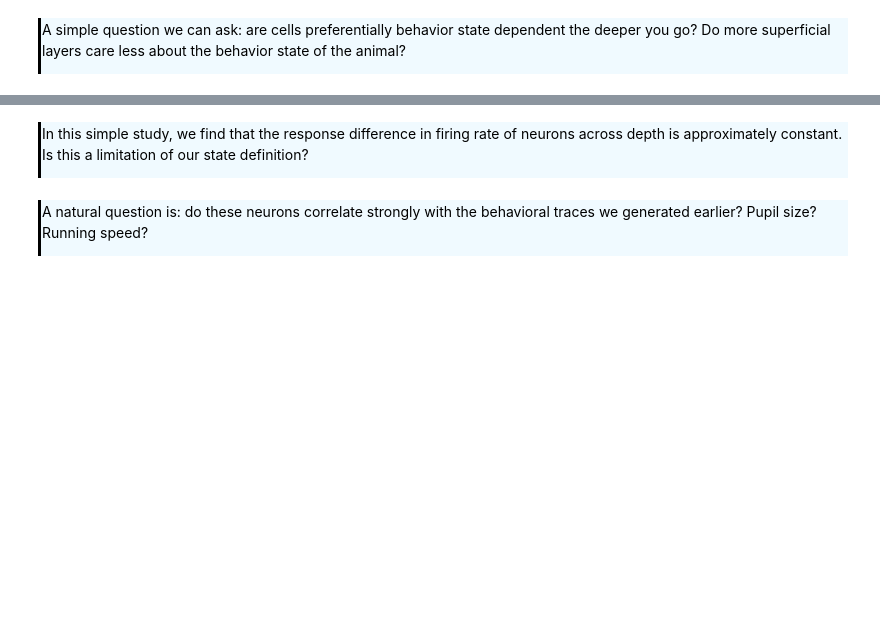
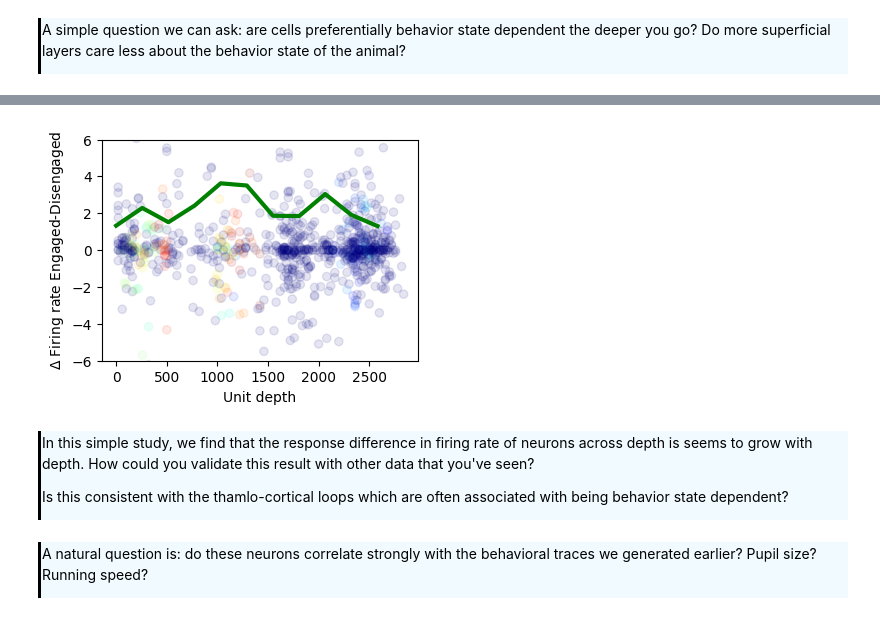
Before and after one commit to AllenSWDB/swdb_visualbehavior_template, a Jupyter notebook: code/Workshop1.ipynb, the cells around one changed output, grey strips where cells are left out. Drawn from its saved outputs; the diff is of its cells as text; code cells hidden in the pictures; blank space fills up the shorter version.

```diff
--- a/code/Workshop1.ipynb
+++ b/code/Workshop1.ipynb
@@ -804,6 +817,20 @@ plt.show()
+# %%
+fig,ax = plt.subplots(1,1, figsize = (4,3))
+ax.scatter(unit_depth, engaged_firing_rate_difference, c=in_region, alpha=0.1, cmap='jet')
+ax.plot(bins[0:-1], variance_at_depth, 'g', lw=3)
+#ax.set_xlim([0,1])
+ax.set_ylim([-6,6])
+ax.set_xlabel('Unit depth')
+ax.set_ylabel('$\Delta$ Firing rate Engaged-Disengaged')
+plt.tight_layout()
+plt.show()
+# %% [output]
+[figure, added]
 # %% [markdown]
 <div style="border-left: 3px solid #000; padding: 1px; padding-left: 10px; background: #F0FAFF; ">
-<p> In this simple study, we find that the response difference in firing rate of neurons across depth is approximately constant. Is this  a limitation of our state definition?
+<p> In this simple study, we find that the response difference in firing rate of neurons across depth is seems to grow with depth. How could you validate this result with other data that you've seen?
+
+<p> Is this consistent with the thamlo-cortical loops which are often associated with being behavior state dependent?
 </div>
 # %% [markdown]
 <div style="border-left: 3px solid #000; padding: 1px; padding-left: 10px; background: #F0FAFF; ">
```
Also changed, not shown: parts of 3 cells of this notebook.
